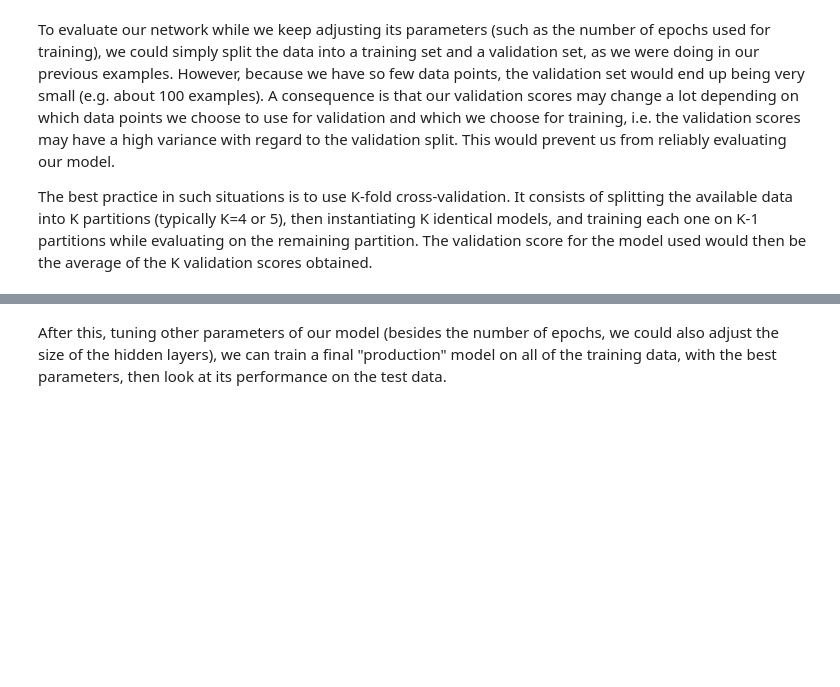
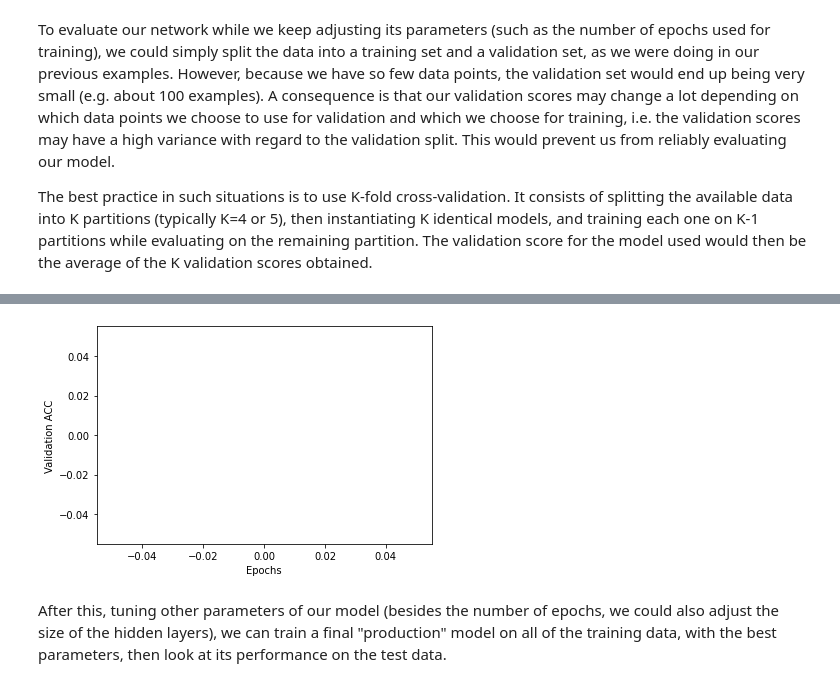
Before and after one commit to Alquem/machine-learning-syllabus, a Jupyter notebook: deep_learning/deep_learning_week_8/dl_cv_satellite_imagery_with_tuning.ipynb, the cells around one changed output, grey strips where cells are left out. Drawn from its saved outputs; the diff is of its cells as text; code cells hidden in the pictures; blank space fills up the shorter version.

```diff
--- a/deep_learning/deep_learning_week_8/dl_cv_satellite_imagery_with_tuning.ipynb
+++ b/deep_learning/deep_learning_week_8/dl_cv_satellite_imagery_with_tuning.ipynb
@@ -200,20 +288,22 @@ plt.show()
 # %%
 def smooth_curve(points, factor=0.9):
   smoothed_points = []
   for point in points:
     if smoothed_points:
       previous = smoothed_points[-1]
       smoothed_points.append(previous * factor + point * (1 - factor))
     else:
       smoothed_points.append(point)
   return smoothed_points
 
-smooth_mae_history = smooth_curve(average_acc_history[10:])
+smooth_acc_history = smooth_curve(average_acc_history[10:])
 
 plt.plot(range(1, len(smooth_acc_history) + 1), smooth_acc_history)
 plt.xlabel('Epochs')
 plt.ylabel('Validation ACC')
 plt.show()
+# %% [output]
+[figure, added]
 # %% [markdown]
 After this, tuning other parameters of our model (besides the number of epochs, we could also adjust the size of the hidden layers), we can train a final "production" model on all of the training data, with the best parameters, then look at its performance on the test data.
 # %% [markdown]
```
Also changed, not shown: parts of 21 cells of this notebook.
